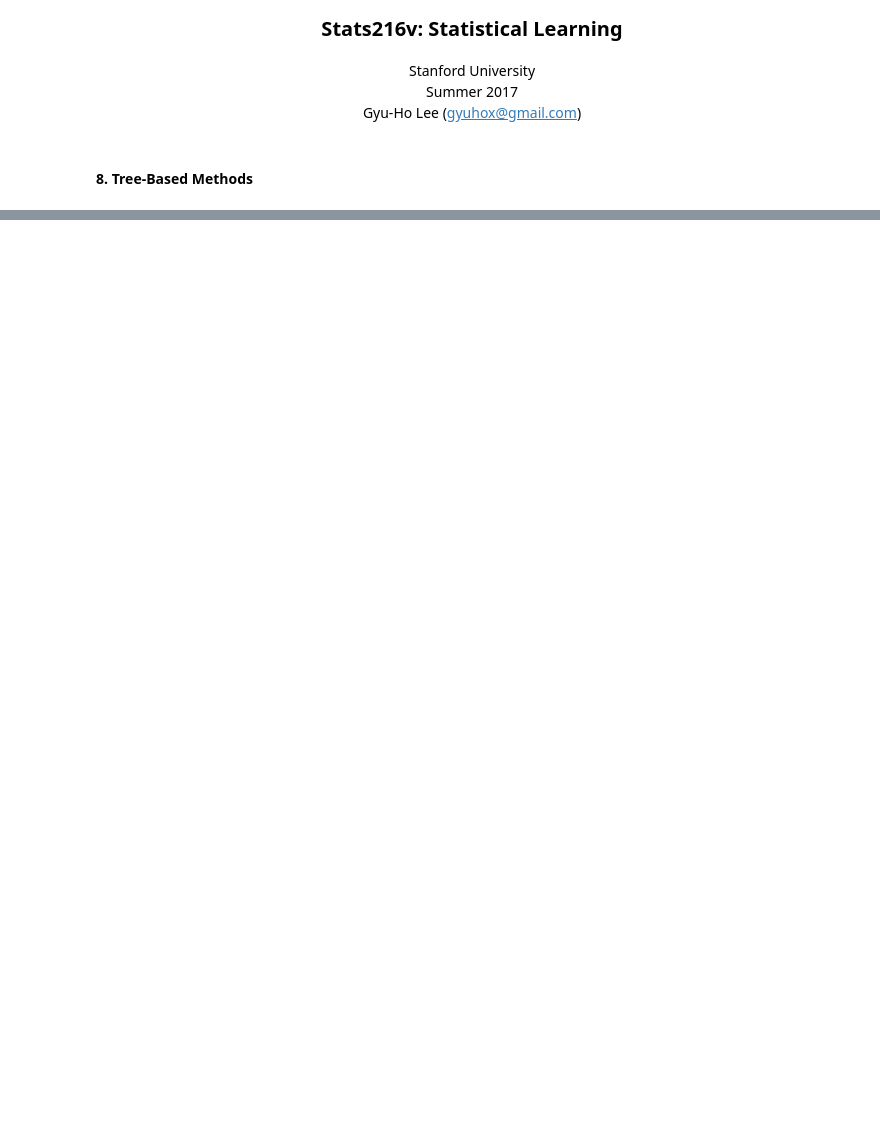
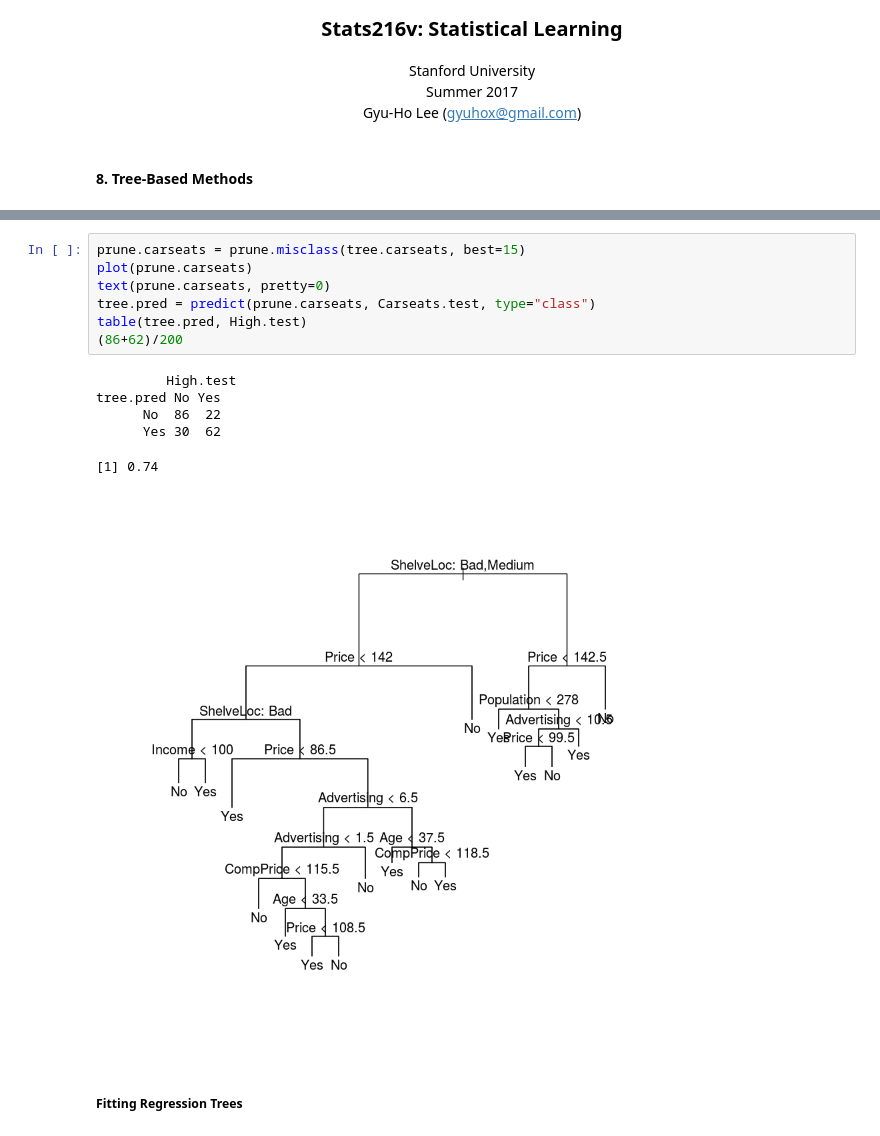
Before and after one commit to gyuho/dplearn, a Jupyter notebook: notebooks/stats216v/chapter-08-r.ipynb, the cells around one changed output, grey strips where cells are left out. Drawn from its saved outputs; the diff is of its cells as text; blank space fills up the shorter version.

```diff
--- a/notebooks/stats216v/chapter-08-r.ipynb
+++ b/notebooks/stats216v/chapter-08-r.ipynb
@@ -210,0 +164,16 @@ contrasts(Carseats$ShelveLoc)
+# %%
+prune.carseats = prune.misclass(tree.carseats, best=15)
+plot(prune.carseats)
+text(prune.carseats, pretty=0)
+tree.pred = predict(prune.carseats, Carseats.test, type="class")
+table(tree.pred, High.test)
+(86+62)/200
+# %% [output]
+         High.test
+tree.pred No Yes
+      No  86  22
+      Yes 30  62
+[1] 0.74
+[figure, added]
+# %% [markdown]
+##### Fitting Regression Trees
```
Also changed, not shown: parts of 44 cells of this notebook, 12 other files.
